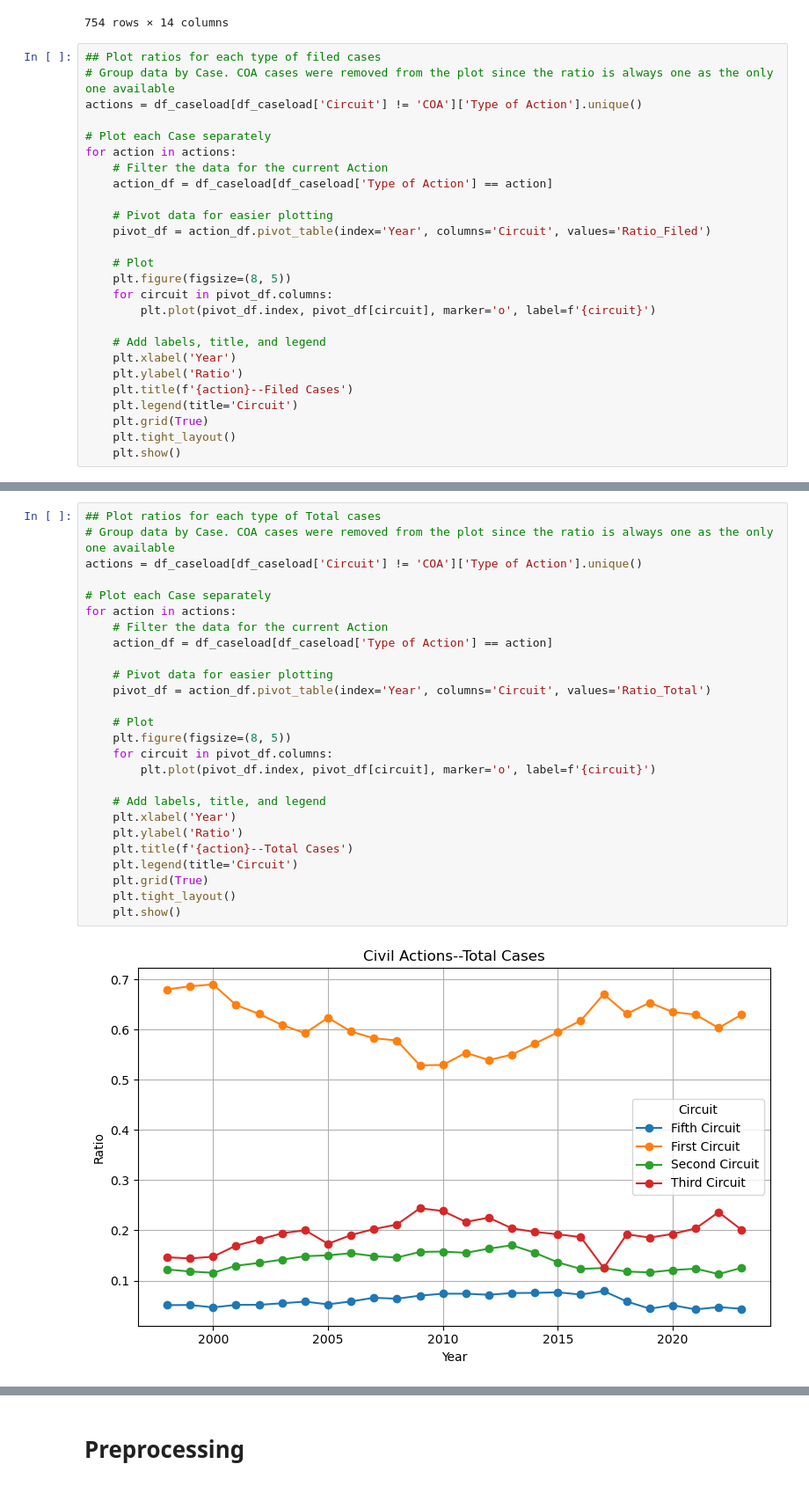
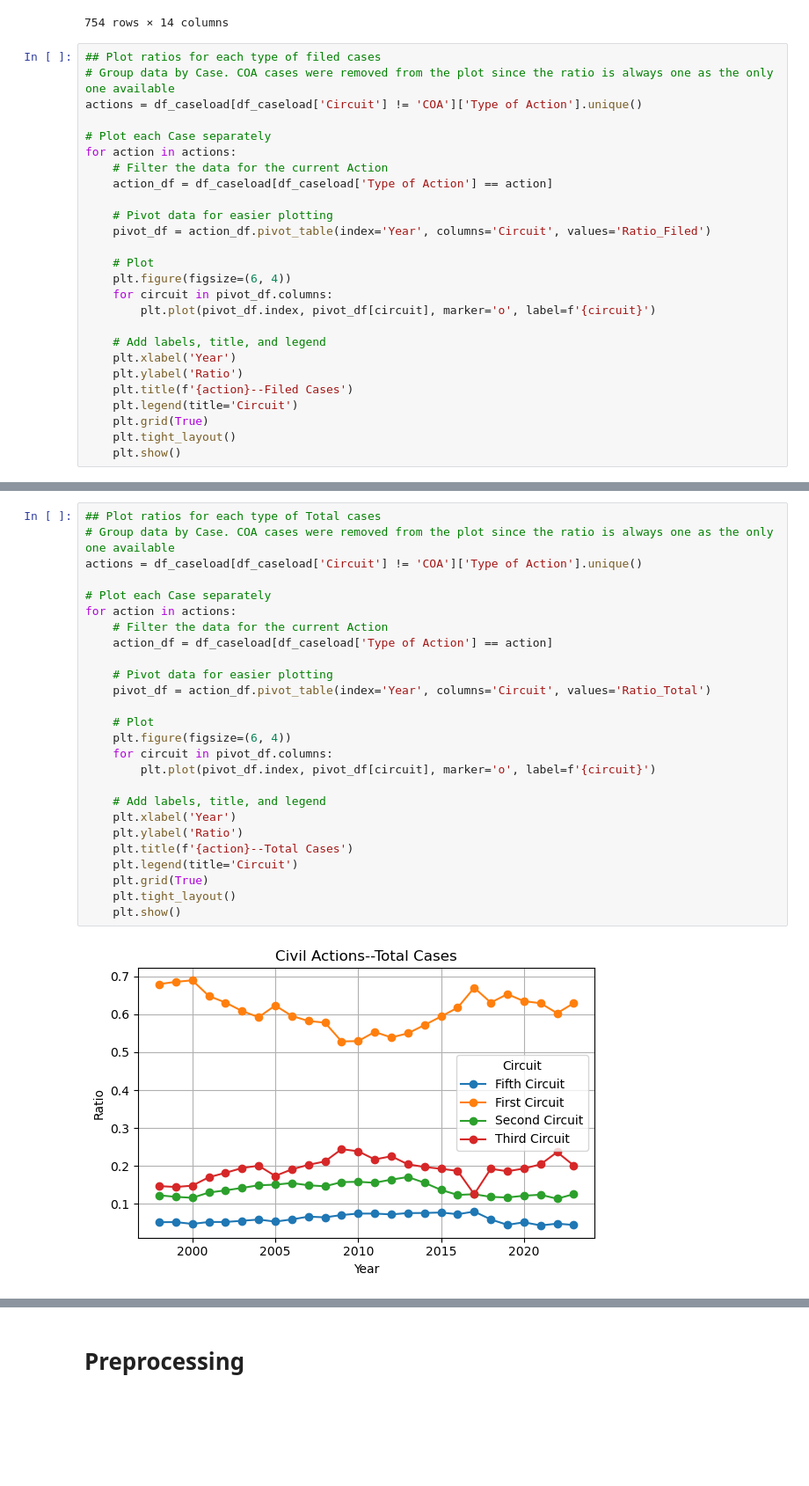
Before and after one commit to Hawaii-State-Judiciary/caseload_forecasting, a Jupyter notebook: Linear Regression/regression_analysis.ipynb, the cells around one changed output, grey strips where cells are left out. Shown at 88% size. Drawn from its saved outputs; the diff is of its cells as text; blank space fills up the shorter version.

```diff
--- a/Linear Regression/regression_analysis.ipynb
+++ b/Linear Regression/regression_analysis.ipynb
@@ -122,7 +122,7 @@ for action in actions:
     pivot_df = action_df.pivot_table(index='Year', columns='Circuit', values='Ratio_Filed')
 
     # Plot
-    plt.figure(figsize=(8, 5))
+    plt.figure(figsize=(6, 4))
     for circuit in pivot_df.columns:
         plt.plot(pivot_df.index, pivot_df[circuit], marker='o', label=f'{circuit}')
 
@@ -144,28 +144,28 @@ for action in actions:
 # %%
 ## Plot ratios for each type of Total cases
 # Group data by Case. COA cases were removed from the plot since the ratio is always one as the only one available
 actions = df_caseload[df_caseload['Circuit'] != 'COA']['Type of Action'].unique()
 
 # Plot each Case separately
 for action in actions:
     # Filter the data for the current Action
     action_df = df_caseload[df_caseload['Type of Action'] == action]
 
     # Pivot data for easier plotting
     pivot_df = action_df.pivot_table(index='Year', columns='Circuit', values='Ratio_Total')
 
     # Plot
-    plt.figure(figsize=(8, 5))
+    plt.figure(figsize=(6, 4))
     for circuit in pivot_df.columns:
         plt.plot(pivot_df.index, pivot_df[circuit], marker='o', label=f'{circuit}')
 
     # Add labels, title, and legend
     plt.xlabel('Year')
     plt.ylabel('Ratio')
     plt.title(f'{action}--Total Cases')
     plt.legend(title='Circuit')
     plt.grid(True)
     plt.tight_layout()
     plt.show()
 # %% [output]
-[figure, old version]
+[figure, new version]
```
Also changed, not shown: parts of 14 cells of this notebook.
